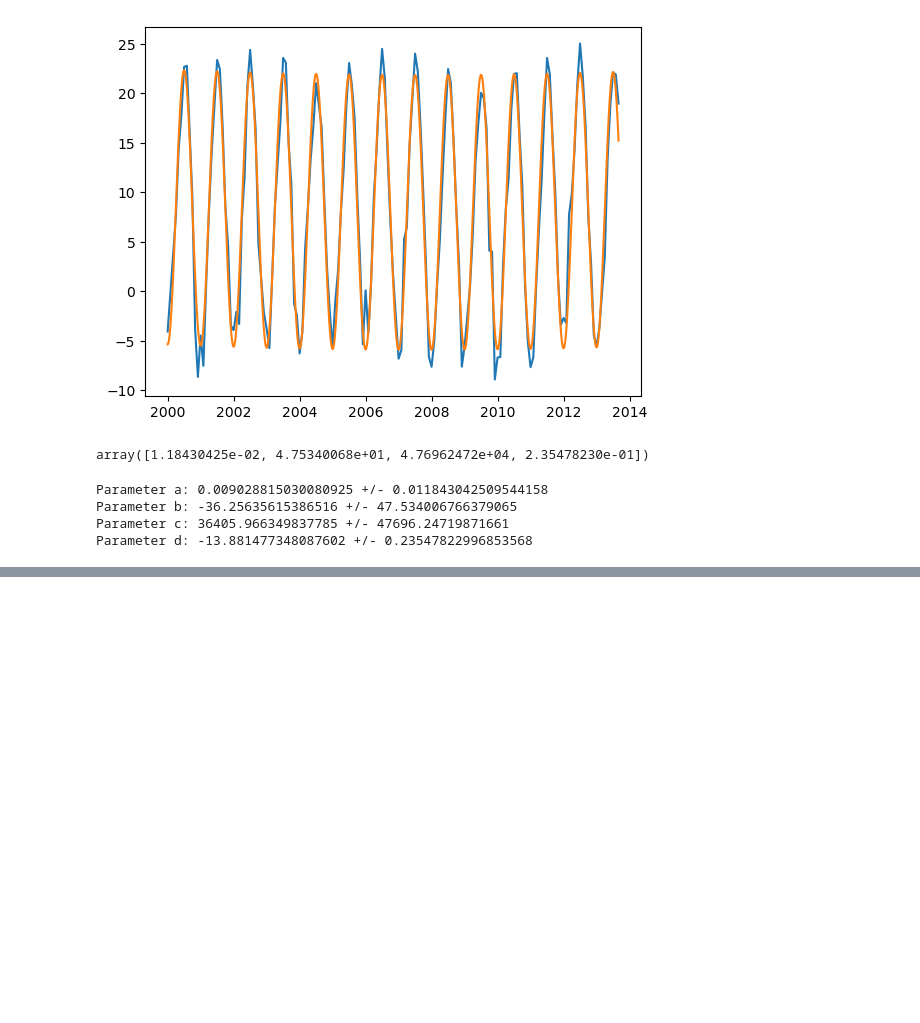
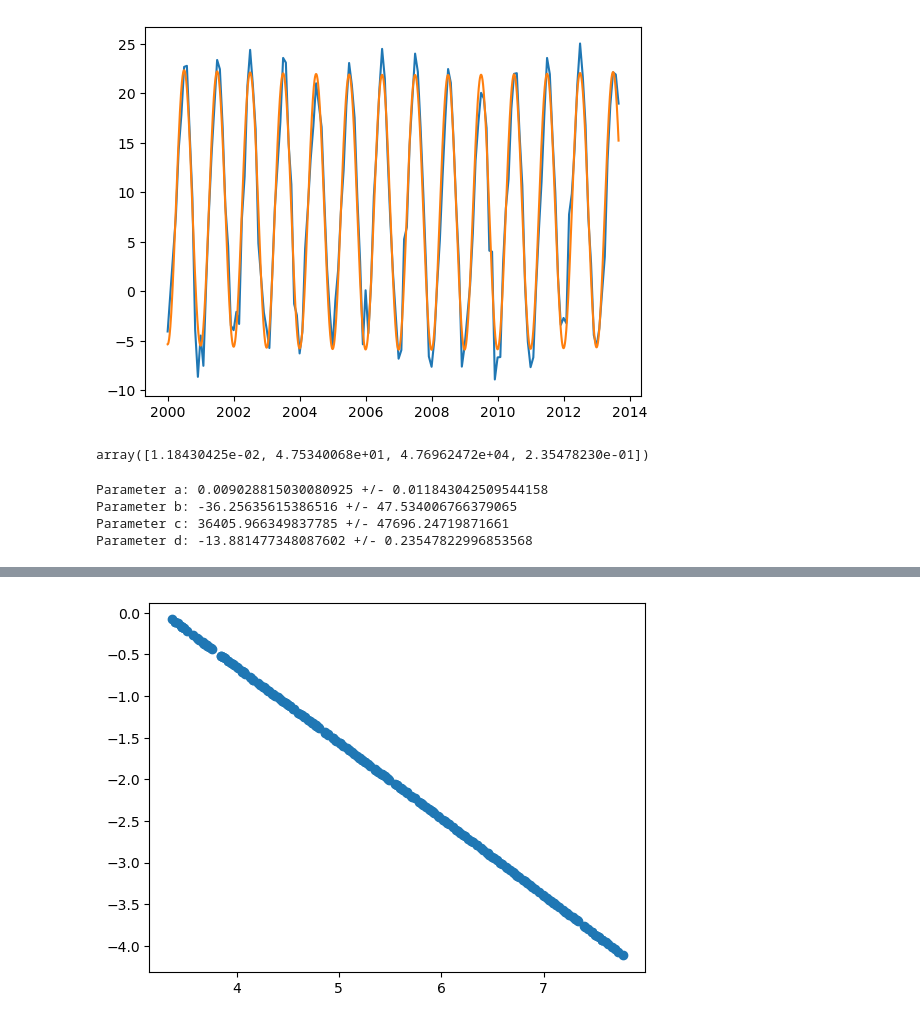
Before and after one commit to Forrest-Johnson-Alexander/Python_Decal, a Jupyter notebook: Hw9/hw9.ipynb, the cells around one changed output, grey strips where cells are left out. Drawn from its saved outputs; the diff is of its cells as text; code cells hidden in the pictures; blank space fills up the shorter version.

```diff
--- a/Hw9/hw9.ipynb
+++ b/Hw9/hw9.ipynb
@@ -118,0 +173,15 @@ Parameter d: -13.881477348087602 +/- 0.23547822996853568
+# %%
+#A Linear model does not seem appropriate.
+plt.figure()
+x = dfGlobal["Date"]
+def yaxis(y_fit,y):
+    ylist = []
+    for i in range(217):
+        Val = y_fit[i]-y[i]
+        ylist.append(Val)
+    return ylist
+ylist = yaxis(y_fit,y)
+plt.scatter(y, ylist)
+plt.show()
+# %% [output]
+[figure, added]
```
Also changed, not shown: parts of 4 cells of this notebook, 15 other files.
